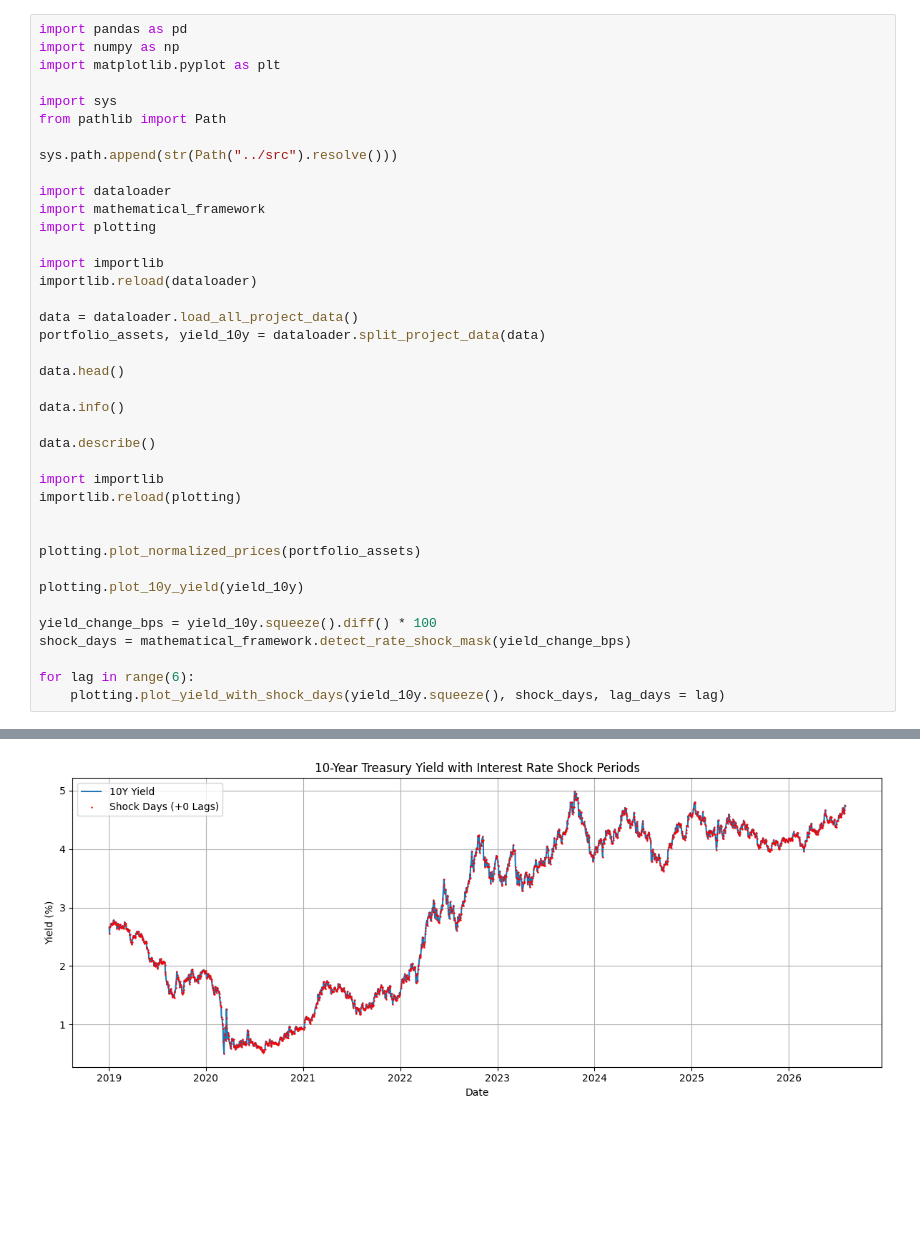
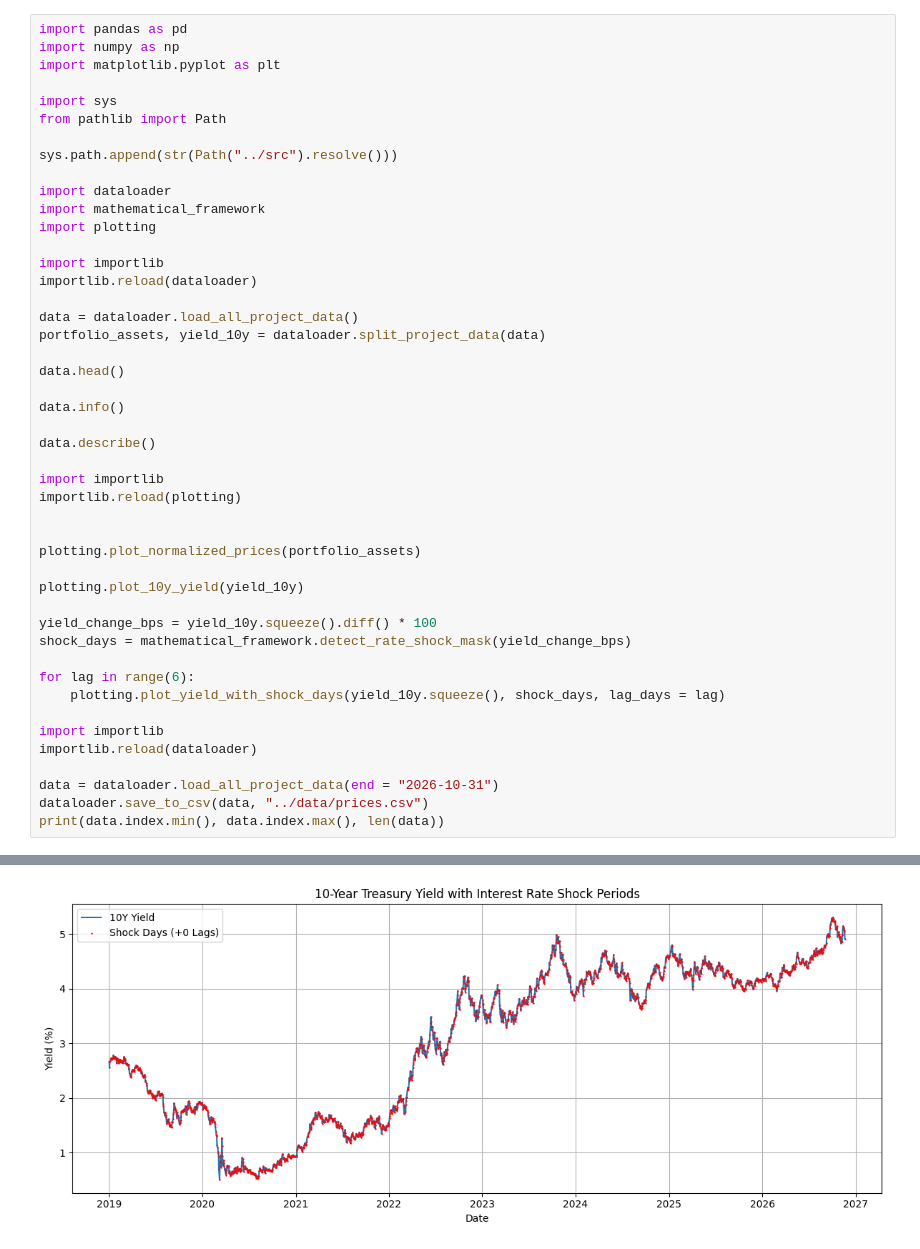
Before and after one commit to Leo2007-cr/Sensitivity_Analysis, a Jupyter notebook: notebooks/01_data_exploration.ipynb, the cells around one changed output, grey strips where cells are left out. Drawn from its saved outputs; the diff is of its cells as text; blank space fills up the shorter version.

```diff
--- a/notebooks/01_data_exploration.ipynb
+++ b/notebooks/01_data_exploration.ipynb
@@ -37,5 +37,12 @@ shock_days = mathematical_framework.detect_rate_shock_mask(yield_change_bps)
 
 for lag in range(6):
     plotting.plot_yield_with_shock_days(yield_10y.squeeze(), shock_days, lag_days = lag)
+
+import importlib
+importlib.reload(dataloader)
+
+data = dataloader.load_all_project_data(end = "2026-10-31")
+dataloader.save_to_csv(data, "../data/prices.csv")
+print(data.index.min(), data.index.max(), len(data))
 # %% [output]
 <class 'pandas.DataFrame'>
@@ -54 +61 @@ memory usage: 74.4 KB
-[figure, old version]
+[figure, new version]
```
Also changed, not shown: parts of 1 cell of this notebook.
